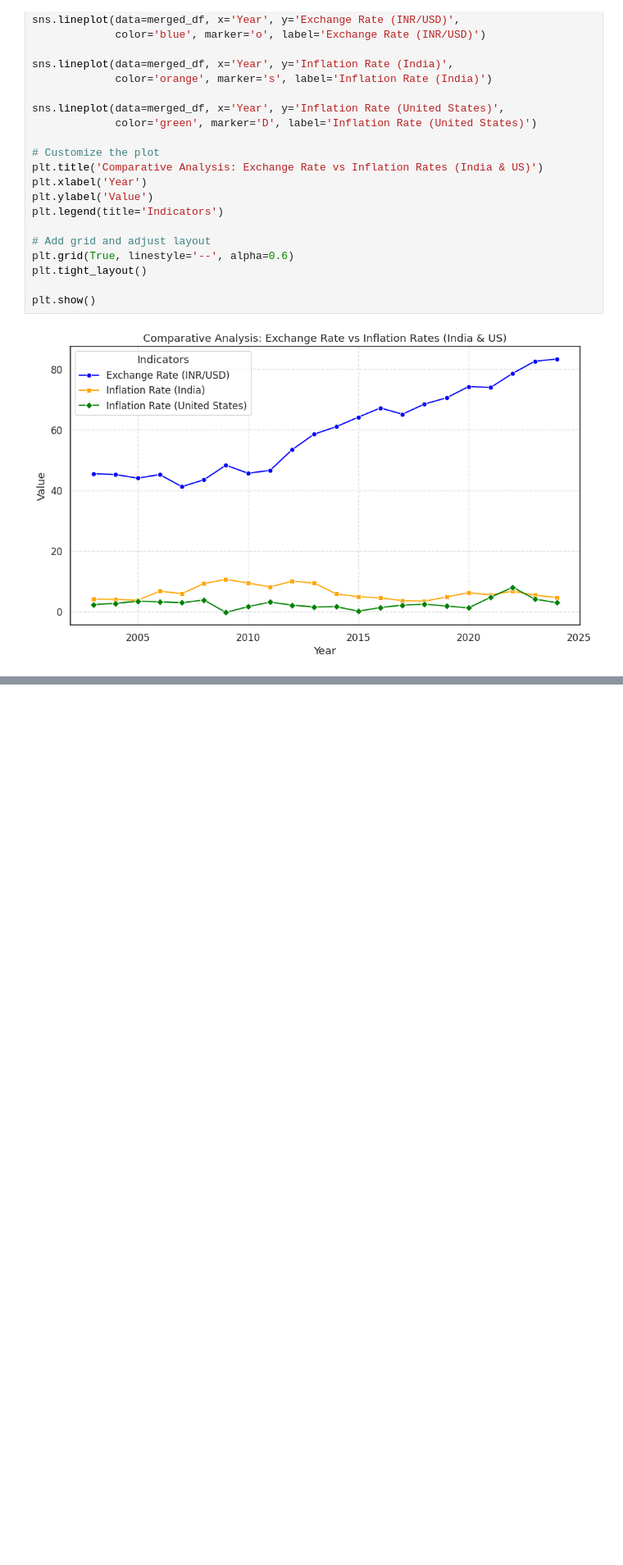
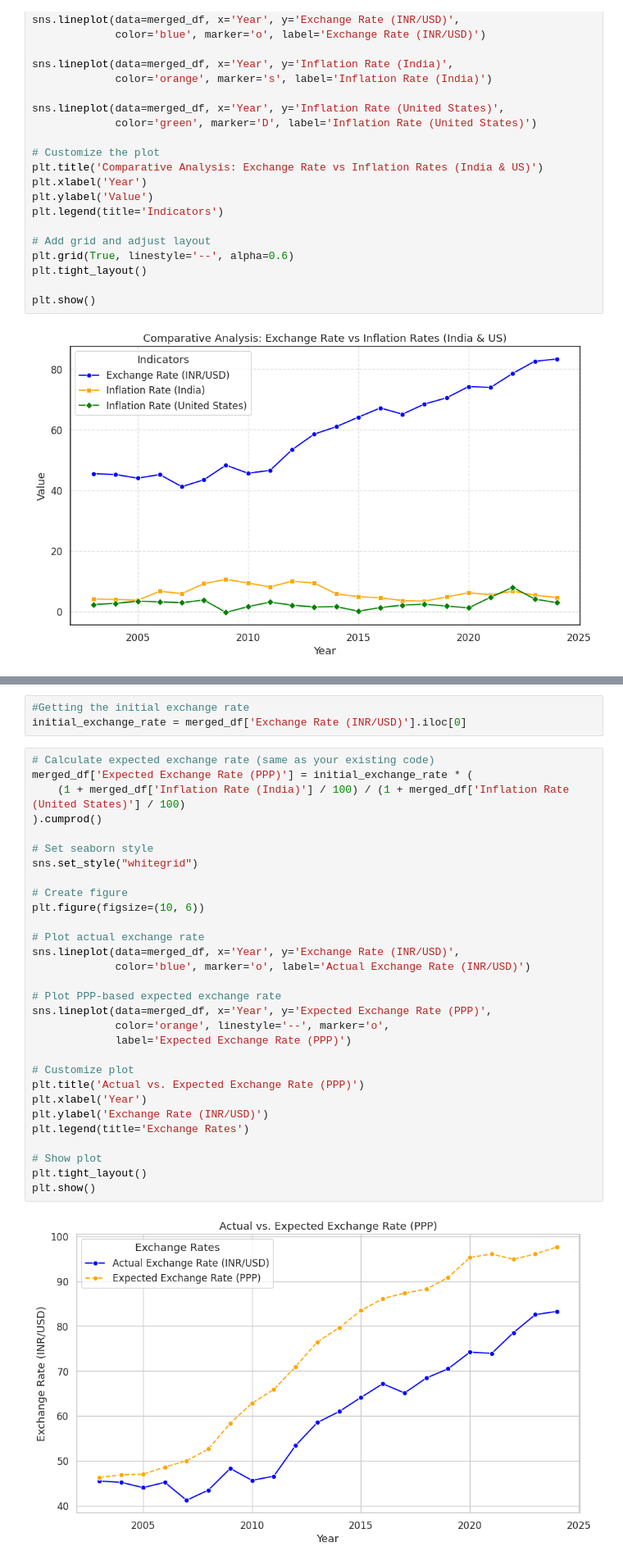
Before and after one commit to carlos-marin1742/inflation-impact-analysis, a Jupyter notebook: inflation-impact-analysis-with-python.ipynb, the cells around one changed output, grey strips where cells are left out. Shown at 82% size. Drawn from its saved outputs; the diff is of its cells as text; blank space fills up the shorter version.

```diff
--- a/inflation-impact-analysis-with-python.ipynb
+++ b/inflation-impact-analysis-with-python.ipynb
@@ -158,0 +190,35 @@ plt.show()
+# %%
+#Getting the initial exchange rate
+initial_exchange_rate = merged_df['Exchange Rate (INR/USD)'].iloc[0]
+# %%
+# Calculate expected exchange rate (same as your existing code)
+merged_df['Expected Exchange Rate (PPP)'] = initial_exchange_rate * (
+    (1 + merged_df['Inflation Rate (India)'] / 100) / (1 + merged_df['Inflation Rate (United States)'] / 100)
+).cumprod()
+
+# Set seaborn style
+sns.set_style("whitegrid")
+
+# Create figure
+plt.figure(figsize=(10, 6))
+
+# Plot actual exchange rate
+sns.lineplot(data=merged_df, x='Year', y='Exchange Rate (INR/USD)',
+             color='blue', marker='o', label='Actual Exchange Rate (INR/USD)')
+
+# Plot PPP-based expected exchange rate
+sns.lineplot(data=merged_df, x='Year', y='Expected Exchange Rate (PPP)',
+             color='orange', linestyle='--', marker='o',
+             label='Expected Exchange Rate (PPP)')
+
+# Customize plot
+plt.title('Actual vs. Expected Exchange Rate (PPP)')
+plt.xlabel('Year')
+plt.ylabel('Exchange Rate (INR/USD)')
+plt.legend(title='Exchange Rates')
+
+# Show plot
+plt.tight_layout()
+plt.show()
+# %% [output]
+[figure, added]
```
Also changed, not shown: parts of 5 cells of this notebook.
